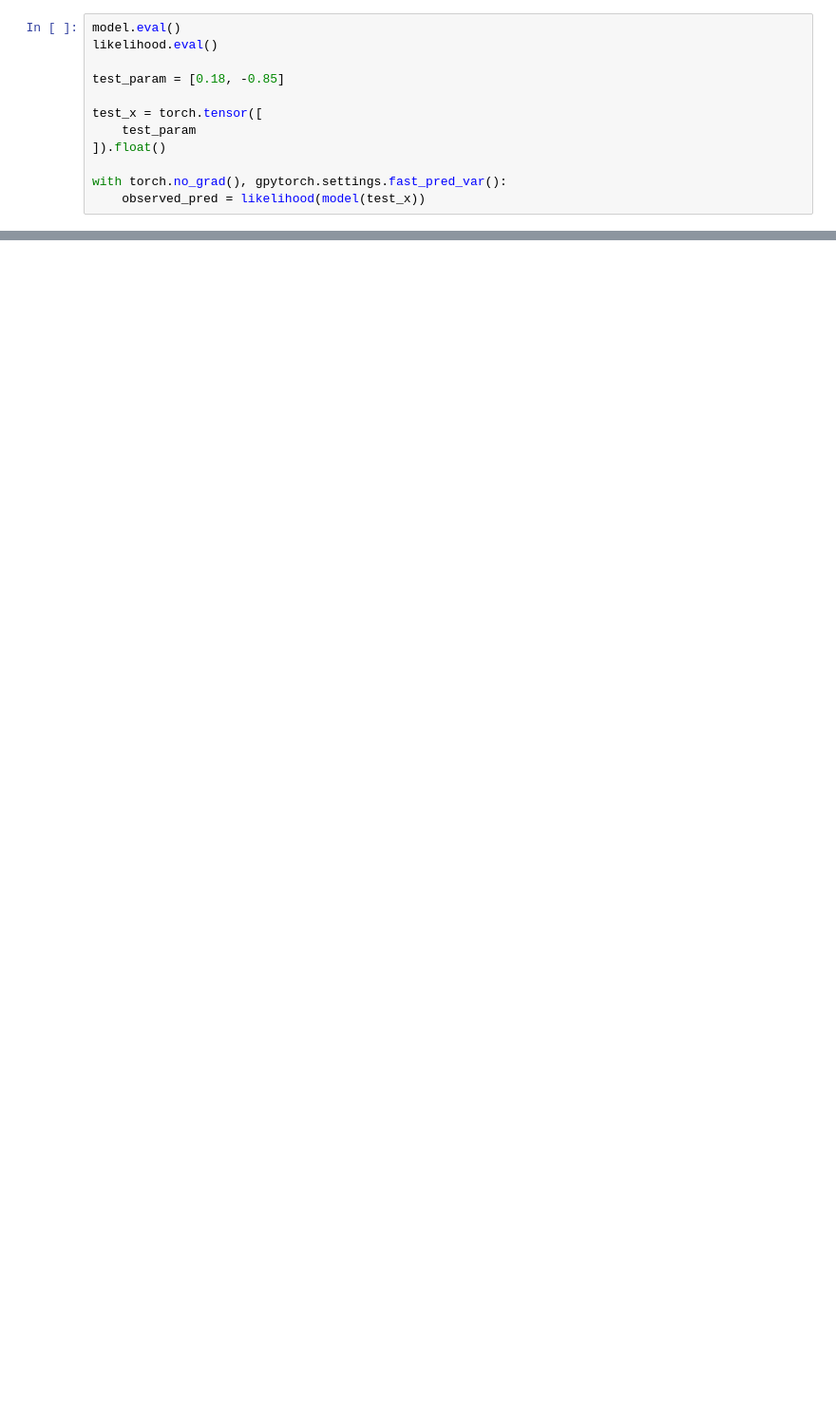
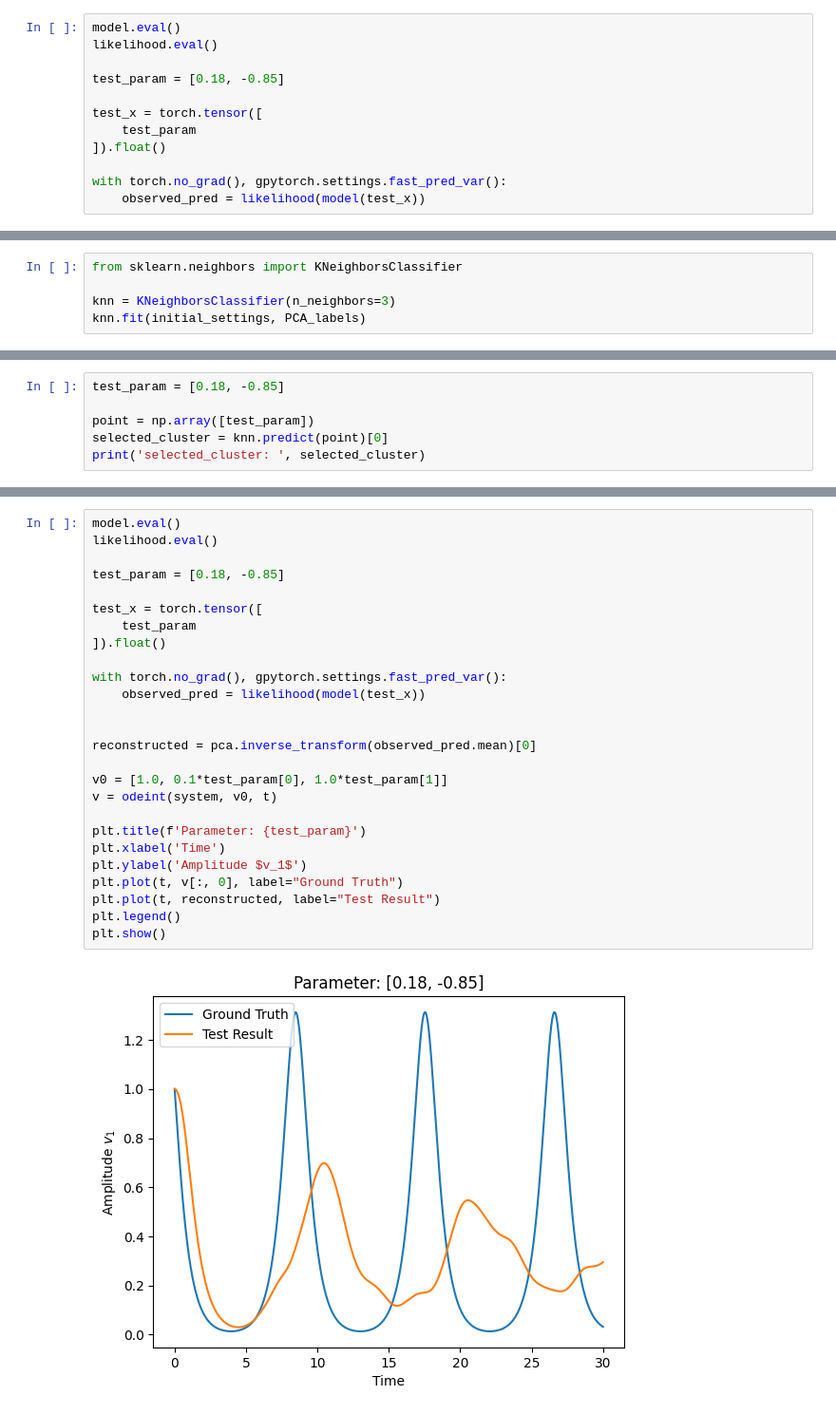
Before and after one commit to Gulio357/Data_Dynamics_Clustering, a Jupyter notebook: Untitled.ipynb, the cells around one changed output, grey strips where cells are left out. Shown at 95% size. Cells and saved outputs as stored; diff of their text form; blank space fills up the shorter version.

```diff
--- a/Untitled.ipynb
+++ b/Untitled.ipynb
@@ -274,0 +304,5 @@ plt.show()
+# %%
+from sklearn.neighbors import KNeighborsClassifier
+
+knn = KNeighborsClassifier(n_neighbors=3)
+knn.fit(initial_settings, PCA_labels)
@@ -274,0 +311,6 @@ plt.show()
+# %%
+test_param = [0.18, -0.85]
+
+point = np.array([test_param])
+selected_cluster = knn.predict(point)[0]
+print('selected_cluster: ', selected_cluster)
@@ -274,0 +377,28 @@ plt.show()
+# %%
+model.eval()
+likelihood.eval()
+
+test_param = [0.18, -0.85]
+
+test_x = torch.tensor([
+    test_param
+]).float()
+
+with torch.no_grad(), gpytorch.settings.fast_pred_var():
+    observed_pred = likelihood(model(test_x))
+
+
+reconstructed = pca.inverse_transform(observed_pred.mean)[0]
+
+v0 = [1.0, 0.1*test_param[0], 1.0*test_param[1]]
+v = odeint(system, v0, t)
+
+plt.title(f'Parameter: {test_param}')
+plt.xlabel('Time')
+plt.ylabel('Amplitude $v_1$')
+plt.plot(t, v[:, 0], label="Ground Truth")
+plt.plot(t, reconstructed, label="Test Result")
+plt.legend()
+plt.show()
+# %% [output]
+[figure, added]
```
Also changed, not shown: parts of 11 cells of this notebook.
